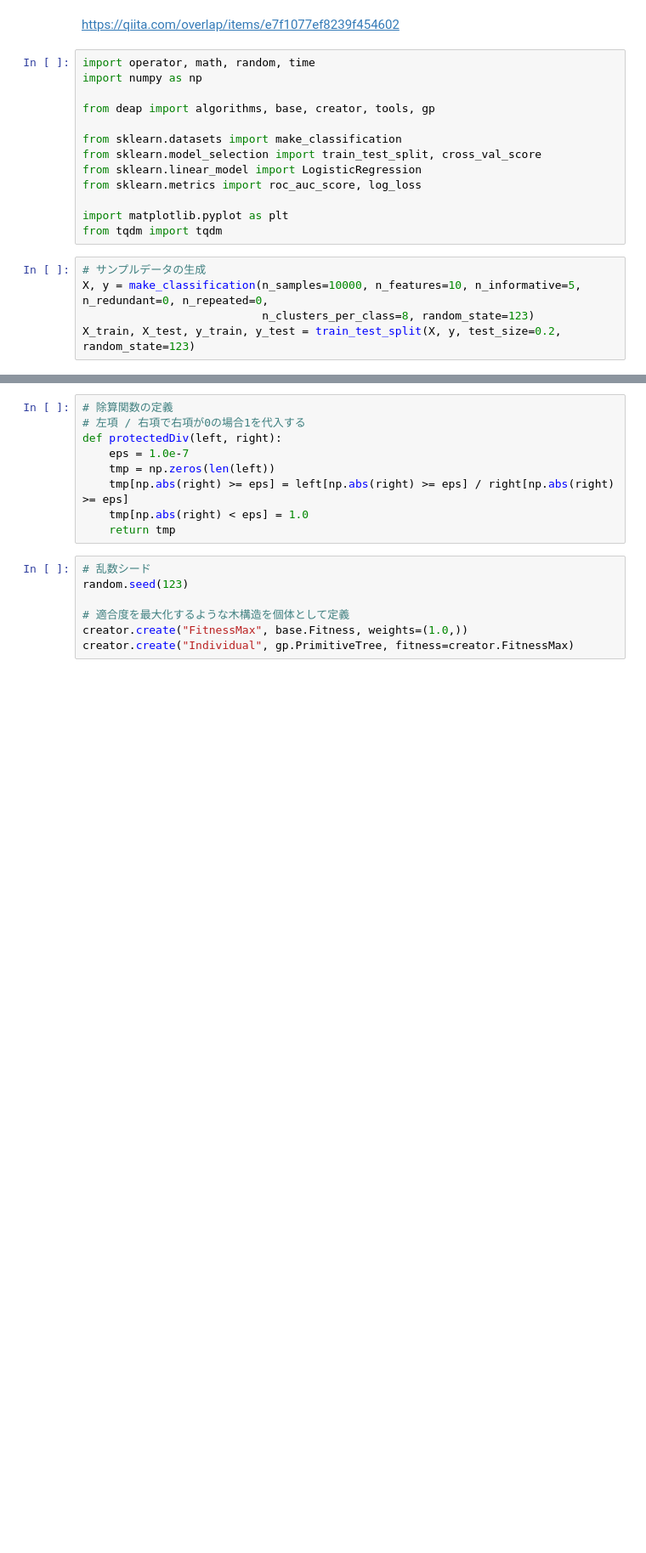
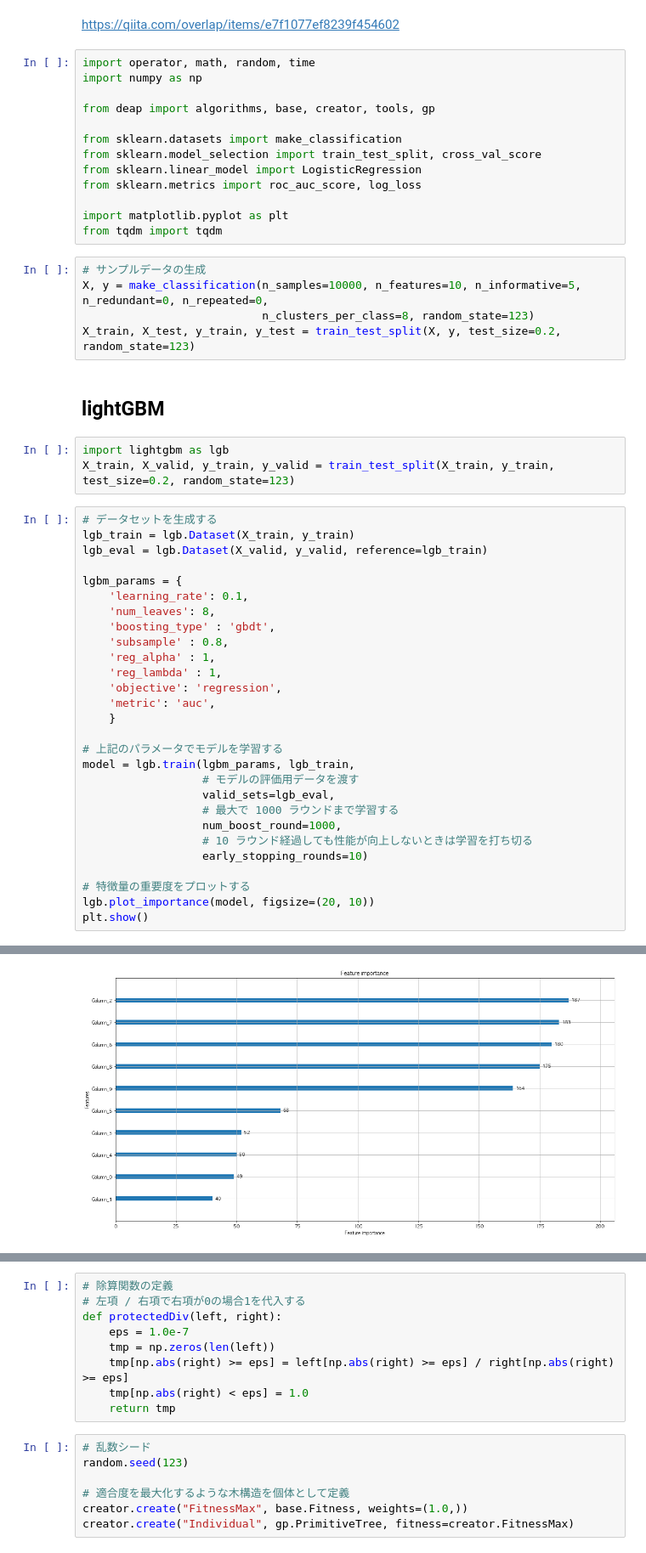
Before and after one commit to upura/upura.hatenablog, a Jupyter notebook: books_sites/genetic/genetic-programming.ipynb, the cells around one changed output, grey strips where cells are left out. Shown at 85% size. Drawn from its saved outputs; the diff is of its cells as text; blank space fills up the shorter version.

Commit message:
lightGBM

```diff
--- a/books_sites/genetic/genetic-programming.ipynb
+++ b/books_sites/genetic/genetic-programming.ipynb
@@ -18,3 +18,37 @@ from tqdm import tqdm
 X, y = make_classification(n_samples=10000, n_features=10, n_informative=5, n_redundant=0, n_repeated=0,
                            n_clusters_per_class=8, random_state=123)
 X_train, X_test, y_train, y_test = train_test_split(X, y, test_size=0.2, random_state=123)
+# %% [markdown]
+## lightGBM
+# %%
+import lightgbm as lgb
+X_train, X_valid, y_train, y_valid = train_test_split(X_train, y_train, test_size=0.2, random_state=123)
+# %%
+# データセットを生成する
+lgb_train = lgb.Dataset(X_train, y_train)
+lgb_eval = lgb.Dataset(X_valid, y_valid, reference=lgb_train)
+
+lgbm_params = {
+    'learning_rate': 0.1,
+    'num_leaves': 8,
+    'boosting_type' : 'gbdt',
+    'subsample' : 0.8,
+    'reg_alpha' : 1,
+    'reg_lambda' : 1,
+    'objective': 'regression',
+    'metric': 'auc',
+    }
+
+# 上記のパラメータでモデルを学習する
+model = lgb.train(lgbm_params, lgb_train,
+                  # モデルの評価用データを渡す
+                  valid_sets=lgb_eval,
+                  # 最大で 1000 ラウンドまで学習する
+                  num_boost_round=1000,
+                  # 10 ラウンド経過しても性能が向上しないときは学習を打ち切る
+                  early_stopping_rounds=10)
+
+# 特徴量の重要度をプロットする
+lgb.plot_importance(model, figsize=(20, 10))
+plt.show()
+# %% [output]
@@ -20,0 +72 @@ X_train, X_test, y_train, y_test = train_test_split(X, y, test_size=0.2, random_
+[figure, added]
```
Also changed, not shown: parts of 13 cells of this notebook, 1 other file.
